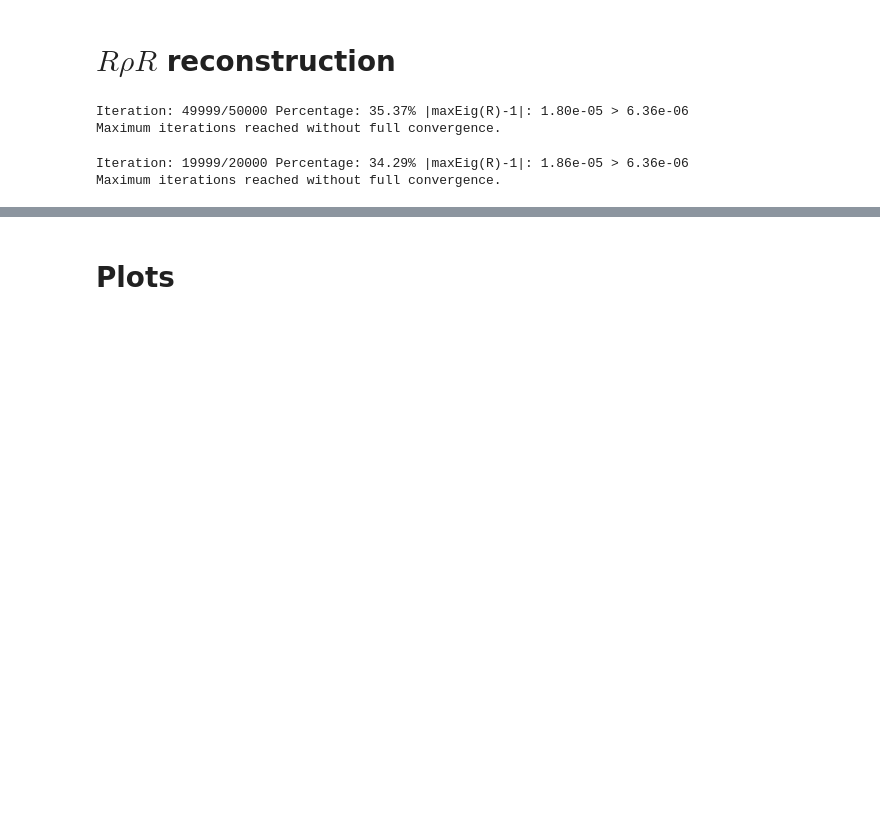
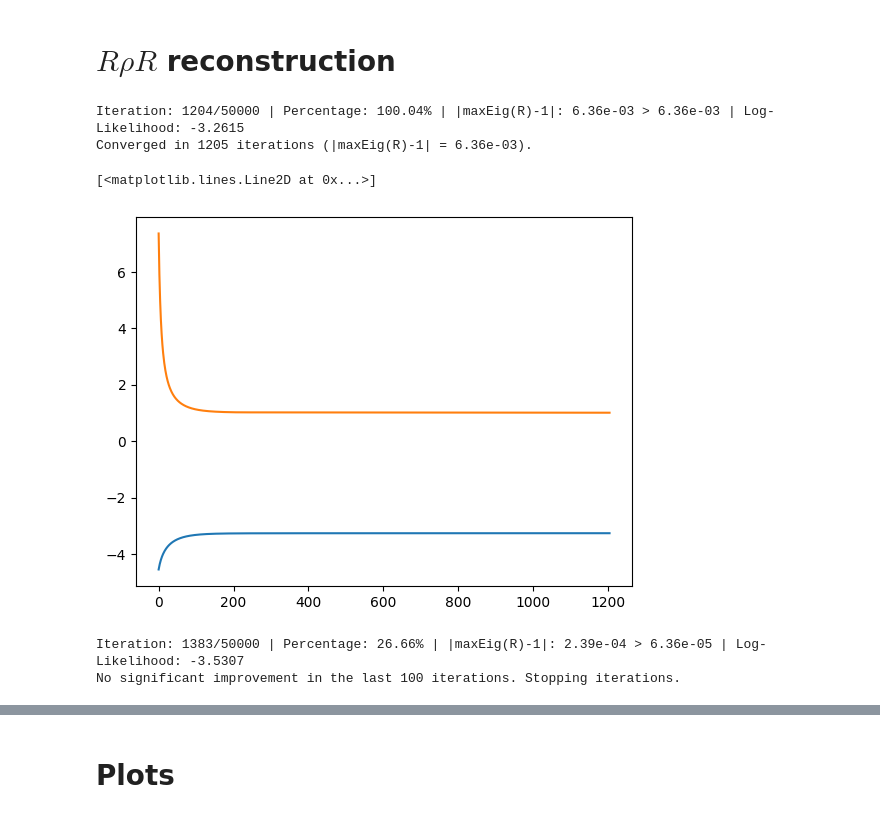
Before and after one commit to dlabranc/StateTomography, a Jupyter notebook: Notebooks/ExampleTomography.ipynb, the cells around one changed output, grey strips where cells are left out. Drawn from its saved outputs; the diff is of its cells as text; code cells hidden in the pictures; blank space fills up the shorter version.

```diff
--- a/Notebooks/ExampleTomography.ipynb
+++ b/Notebooks/ExampleTomography.ipynb
@@ -82,20 +82,26 @@ Calculating moment of order 2 2 (Max order 2 2)  Percentage of completion: 100.0
 # %%
 d = 30
 nbins = 31
 
 counts, alphas = prepare_histograms(np.squeeze(samples_gnd), nbins)
 povm_list = [coherent_state_povm(alpha, d) for alpha in alphas]
-therm_rec_RrhorR = rhorho_reconstruction(povm_list, counts.flatten(), max_iter=100000, dilution=None, tol=1e-3)
+therm_rec_RrhorR, therm_lik_RrhorR, therm_eig_RrhorR = rhorho_reconstruction(povm_list, counts.flatten(), max_iter=50000, dilution=1e-1, tol=1e-1, improvement_tol=1e-8, patience=100, track_likelihood=True)
+plt.plot(np.arange(0,len(therm_lik_RrhorR)), np.array(therm_lik_RrhorR))
+plt.plot(np.arange(0,len(therm_lik_RrhorR)), np.abs(np.array(therm_eig_RrhorR)-1))
 # %% [output]
-Iteration: 49999/50000 Percentage: 35.37% |maxEig(R)-1|: 1.80e-05 > 6.36e-06
-Maximum iterations reached without full convergence.
+Iteration: 1204/50000 | Percentage: 100.04% | |maxEig(R)-1|: 6.36e-03 > 6.36e-03 | Log-Likelihood: -3.2615
+Converged in 1205 iterations (|maxEig(R)-1| = 6.36e-03).
+[<matplotlib.lines.Line2D at 0x...>]
+[figure, added]
 # %%
 counts, alphas = prepare_histograms(np.squeeze(samples_sig), nbins)
 povm_list = [displaced_povm(alpha, therm_rec_RrhorR) for alpha in alphas]
-sig_rec_RrhoR = rhorho_reconstruction(povm_list, counts.flatten(), max_iter=50000, dilution=None, tol=1e-3)
+sig_rec_RrhoR, sig_lik_RrhoR, sig_eig_RrhoR = rhorho_reconstruction(povm_list, counts.flatten(), max_iter=50000, dilution=None, tol=1e-3,  improvement_tol=1e-8, patience=100, track_likelihood=True)
+plt.plot(np.arange(0,len(sig_lik_RrhoR)), np.array(sig_lik_RrhoR))
+plt.plot(np.arange(0,len(sig_lik_RrhoR)), np.array(sig_eig_RrhoR))
 # %% [output]
-Iteration: 19999/20000 Percentage: 34.29% |maxEig(R)-1|: 1.86e-05 > 6.36e-06
-Maximum iterations reached without full convergence.
+Iteration: 1383/50000 | Percentage: 26.66% | |maxEig(R)-1|: 2.39e-04 > 6.36e-05 | Log-Likelihood: -3.5307
+No significant improvement in the last 100 iterations. Stopping iterations.
 # %%
 counts, alphas = prepare_histograms(np.squeeze(samples_sig_ineff), nbins)
 povm_list = [displaced_povm(alpha, therm_rec_RrhorR) for alpha in alphas]
```
Also changed, not shown: parts of 6 cells of this notebook, 1 other file.
